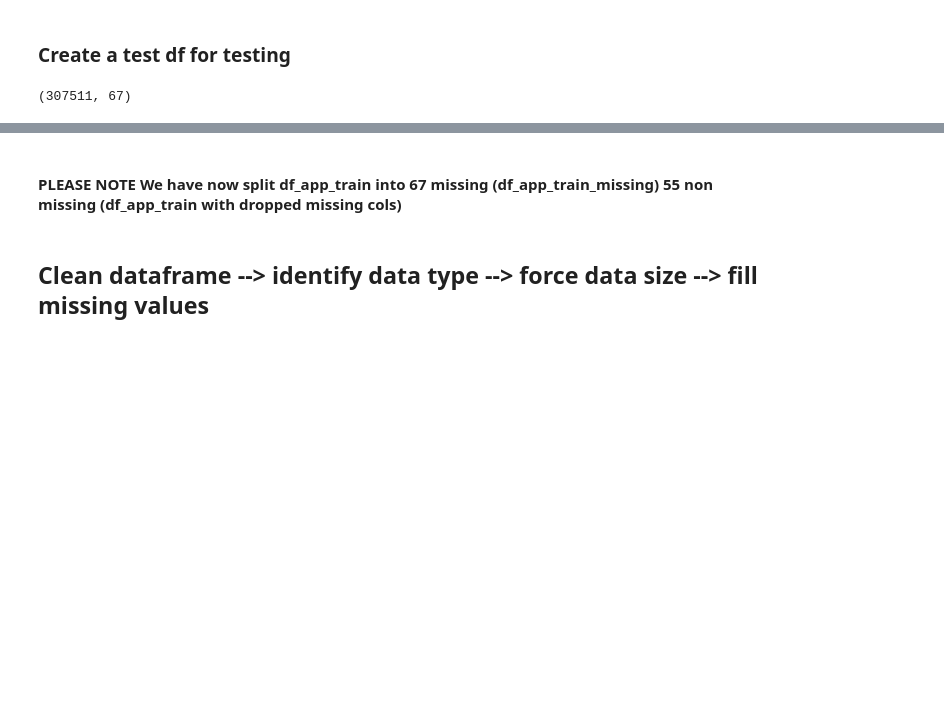
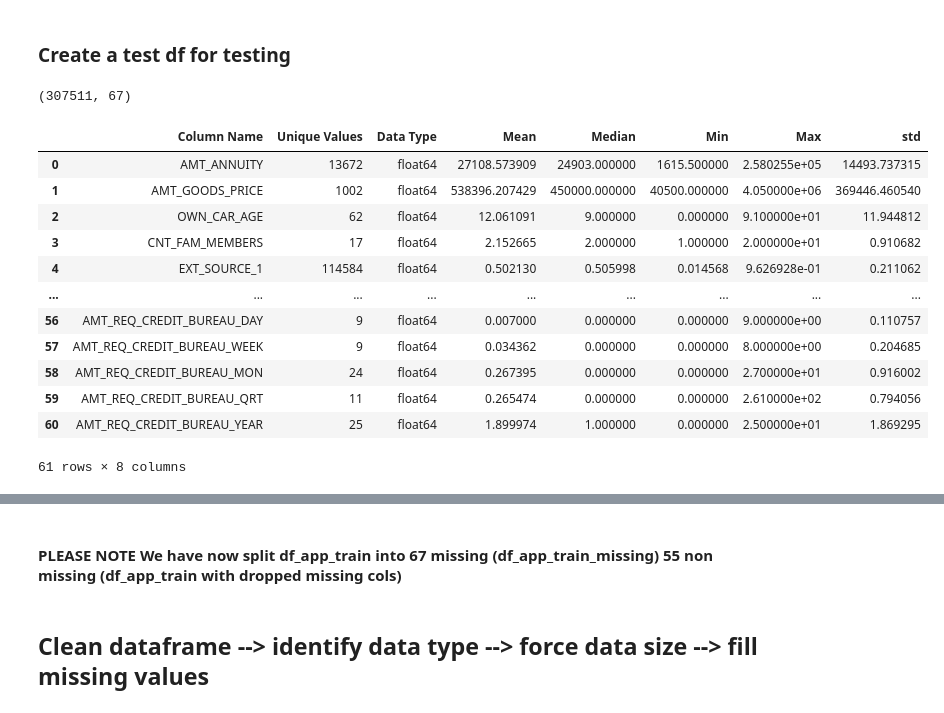
Before and after one commit to SoundBoySelecta/1261-HC, a Jupyter notebook: 13_02_2020.ipynb, the cells around one changed output, grey strips where cells are left out. Cells and saved outputs as stored; diff of their text form; code cells hidden in the pictures; blank space fills up the shorter version.

```diff
--- a/13_02_2020.ipynb
+++ b/13_02_2020.ipynb
@@ -125,7 +125,8 @@ df_app_train.shape
 # %%
 nan_info = pd.DataFrame(df_app_train.isnull().sum()).reset_index()
 nan_info.columns = ['col','nan_cnt']
-nan_info[nan_info['nan_cnt'] !=0]
+nan_missing_value = nan_info[nan_info['nan_cnt'] !=0]
+nan_missing_value
 # %% [output]
 |  | col | nan_cnt |
 | 9 | AMT_ANNUITY | 12 |
@@ -143,7 +144,7 @@ nan_info[nan_info['nan_cnt'] !=0]
 # %% [markdown]
 ### Extract all columns names with missing values. So we can itterate.
 # %%
-cols_with_missing = nan_info.loc[nan_info.nan_cnt>0].col.values
+cols_with_missing = nan_missing_value['col'].values
 cols_with_missing
 # %% [output]
 array(['AMT_ANNUITY', 'AMT_GOODS_PRICE', 'NAME_TYPE_SUITE', 'OWN_CAR_AGE',
@@ -184,3 +185,31 @@ df_test = df_app_train_missing.copy()
 df_test.shape
 # %% [output]
 (307511, 67)
+# %%
+df_test_num = df_test.select_dtypes(include=['floating', 'integer'])
+column_names = df_test_num.columns
+unique_values = [df_test_num[each_col].nunique() for each_col in df_test_num.columns]
+data_types = [df_test_num[each_col].dtype for each_col in df_test_num.columns]
+mean =  [df_test_num[each_col].mean() for each_col in df_test_num.columns]
+median = [df_test_num[each_col].median() for each_col in df_test_num.columns]
+min_val = [df_test_num[each_col].min() for each_col in df_test_num.columns]
+max_val = [df_test_num[each_col].max() for each_col in df_test_num.columns]
+std = [df_test_num[each_col].std() for each_col in df_test_num.columns]
+columns = ['Column Name', 'Unique Values', 'Data Type', 'Mean', 'Median', 'Min', 'Max', 'Std']
+data_num = {'Column Name': column_names, 'Unique Values':unique_values, 'Data Type':data_types, 'Mean':mean, 'Median':median, 'Min':min_val, 'Max':max_val, 'std':std}
+df_test_num_info = pd.DataFrame(data=data_num)
+df_test_num_info
+# %% [output]
+|  | Column Name | Unique Values | Data Type | Mean | Median | Min | Max | std |
+| 0 | AMT_ANNUITY | 13672 | float64 | 27108.573909 | 24903.000000 | 1615.500000 | 2.580255e+05 | 14493.737315 |
+| 1 | AMT_GOODS_PRICE | 1002 | float64 | 538396.207429 | 450000.000000 | 40500.000000 | 4.050000e+06 | 369446.460540 |
+| 2 | OWN_CAR_AGE | 62 | float64 | 12.061091 | 9.000000 | 0.000000 | 9.100000e+01 | 11.944812 |
+| 3 | CNT_FAM_MEMBERS | 17 | float64 | 2.152665 | 2.000000 | 1.000000 | 2.000000e+01 | 0.910682 |
+| 4 | EXT_SOURCE_1 | 114584 | float64 | 0.502130 | 0.505998 | 0.014568 | 9.626928e-01 | 0.211062 |
+| ... | ... | ... | ... | ... | ... | ... | ... | ... |
+| 56 | AMT_REQ_CREDIT_BUREAU_DAY | 9 | float64 | 0.007000 | 0.000000 | 0.000000 | 9.000000e+00 | 0.110757 |
+| 57 | AMT_REQ_CREDIT_BUREAU_WEEK | 9 | float64 | 0.034362 | 0.000000 | 0.000000 | 8.000000e+00 | 0.204685 |
+| 58 | AMT_REQ_CREDIT_BUREAU_MON | 24 | float64 | 0.267395 | 0.000000 | 0.000000 | 2.700000e+01 | 0.916002 |
+| 59 | AMT_REQ_CREDIT_BUREAU_QRT | 11 | float64 | 0.265474 | 0.000000 | 0.000000 | 2.610000e+02 | 0.794056 |
+| 60 | AMT_REQ_CREDIT_BUREAU_YEAR | 25 | float64 | 1.899974 | 1.000000 | 0.000000 | 2.500000e+01 | 1.869295 |
+61 rows × 8 columns
```
Also changed, not shown: parts of 6 cells of this notebook.
